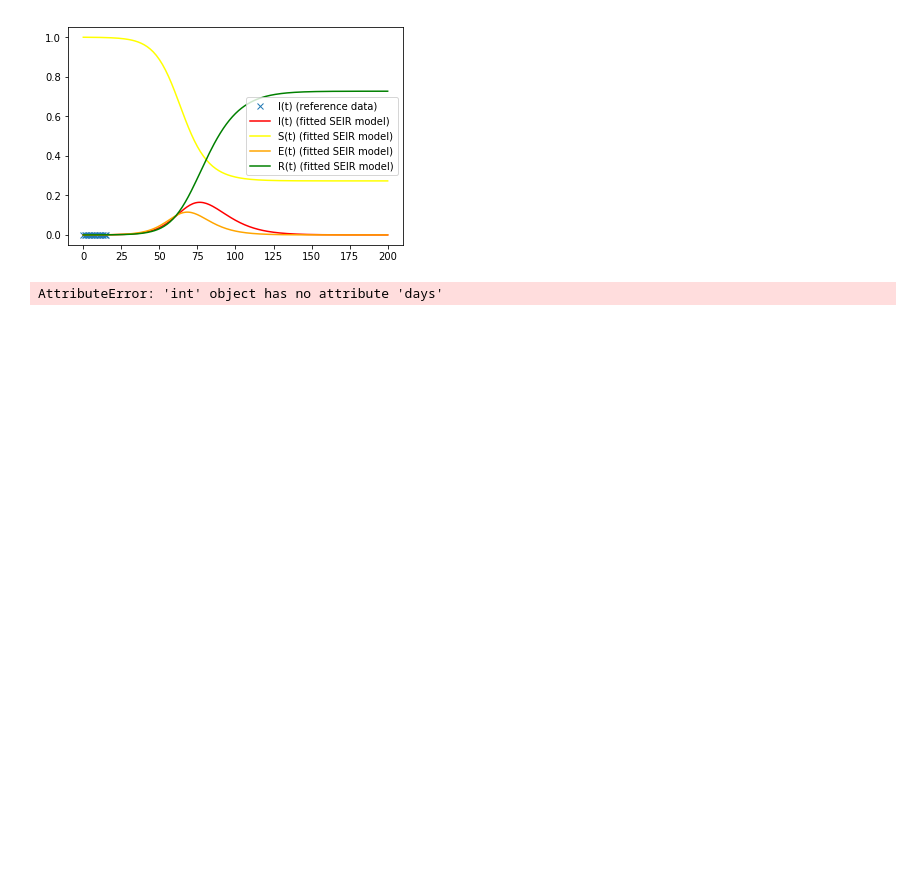
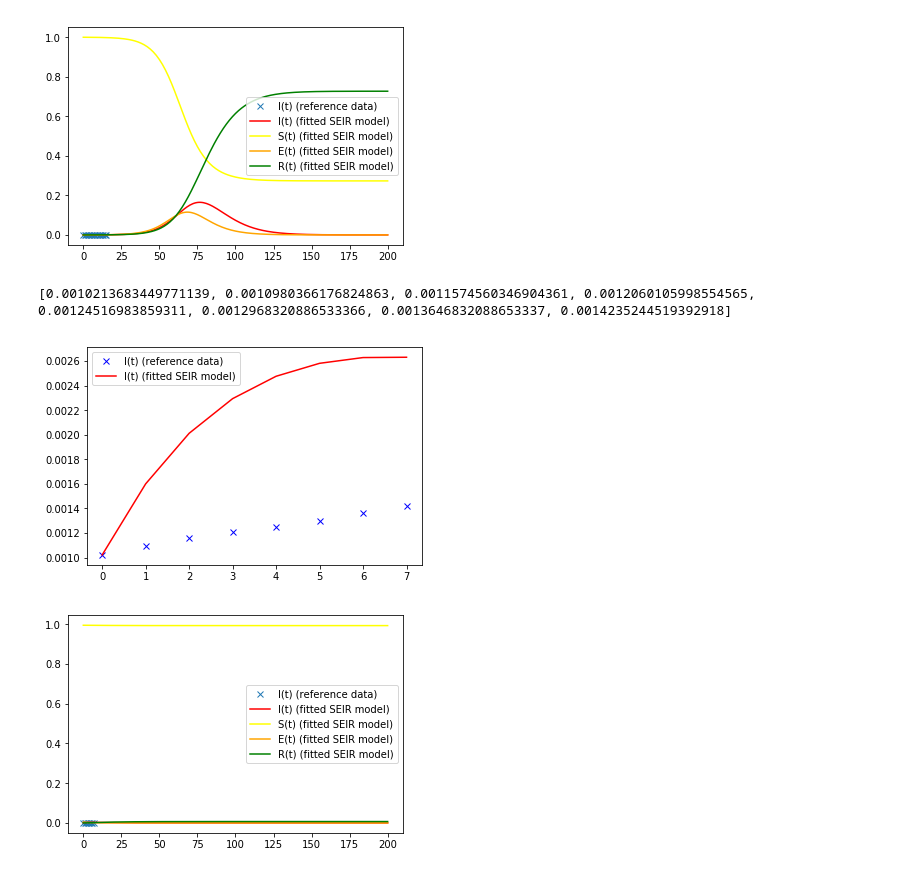
Before and after one commit to VirgileF/corona_models, a Jupyter notebook: Corona_analysis_G.ipynb, the cells around one changed output. Saved outputs shown, nothing was run; the diff lists cells and outputs as text; code cells hidden in the pictures; blank space fills up the shorter version.

Commit message:
minor change and data update

```diff
--- a/Corona_analysis_G.ipynb
+++ b/Corona_analysis_G.ipynb
@@ -22,7 +22,7 @@ def clean_date(datestring):
     datestring = datestring.split('/')
     return date(2020, int(datestring[0]), int(datestring[1]))
 # %%
-with open('covid_19_data.csv') as csv:
+with open('covid_19_aggregation.csv') as csv:
     data_csv = pd.read_csv(csv)
 
 data_csv = data_csv[data_csv['ObservationDate'].notna()]
@@ -39,17 +39,17 @@ def analyze_data(I_ref):
     # Regularization parameters
     T = 200
     regularization_methods = {
-        'p_e': 1,
-        'p_i': 1,
-        'max': 0,
-        'tikhonov': 0
+        'p_e': 0,
+        'p_i': 0,
+        'max': 1,
+        'tikhonov': 1
     }
 
     # Grid search
     best_rho_e, best_rho_i, best_c_e, best_c_i, best_J = grid_search(I_ref, grid_rho_e, grid_rho_i, grid_c_e, grid_c_i, regularization_methods, T)
 
     # Fitted model
-    S_list, E_list, I_list, R_list = SEIR(1.5*I_ref[0], I_ref[0], best_rho_e, best_rho_i, best_c_e, best_c_i, 6, 10, T)
+    S_list, E_list, I_list, R_list = SEIR(4*I_ref[0], I_ref[0], best_rho_e, best_rho_i, best_c_e, best_c_i, 6, 10, T)
 
     # Plot result
     plt.plot(I_ref, linestyle='None', marker='x', c='blue', label='I(t) (reference data)')
@@ -66,20 +66,23 @@ def analyze_data(I_ref):
 # %%
 country_pop = {
     'Italy': 60.36e6,
-    'France': 69.99e6
+    'France': 69.99e6,
+    'Germany': 83.02e6
 }
 
 confinement_date = {
     'Italy': date(2020, 3, 9),
-    'France': date(2020, 3, 17)
+    'France': date(2020, 3, 17),
+    'Germany': date(2020, 3, 22),
+
 }
 
-delay_days = 7 #number of days before we can see the impact of the confinement
+delay_days = 10 #number of days before we can see the impact of the confinement
 
 def analyze_country(country):
-    data_country = data_csv[data_csv['Country/Region'] == country]
+    data_country = data_csv[data_csv['Country_Region'] == country]
     data_country = data_country[
-        data_country.apply(lambda row: is_metropolis(country, row['Province/State']), axis=1)
+        data_country.apply(lambda row: is_metropolis(country, row['Province_State']), axis=1)
         ]
     data_country = data_country.reset_index()
 
@@ -92,7 +95,7 @@ def analyze_country(country):
     delta = data_post_conf.iloc[-1]['ObservationDate'] - data_post_conf.iloc[0]['ObservationDate']
     if delta.days + 1 != len(np.array(data_post_conf[['ObservationDate']].T)[0]):
         print("ERROR, check if all dates are in the dataset",
-              delta.days,
+              delta.days + 1,
               len(np.array(data_post_conf[['ObservationDate']].T)[0])
              )
         return
@@ -103,7 +106,9 @@ def analyze_country(country):
     analyze_data(I_ravel)
 # %%
 if __name__ == '__main__':
-    country = 'Italy'
+    country = 'Germany'
     analyze_country(country)
 # %% [output]
-AttributeError: 'int' object has no attribute 'days'
+[0.0010213683449771139, 0.0010980366176824863, 0.0011574560346904361, 0.0012060105998554565, 0.00124516983859311, 0.0012968320886533366, 0.0013646832088653337, 0.0014235244519392918]
+[figure, added]
+[figure, added]
```
Also changed, not shown: 2 other files.
